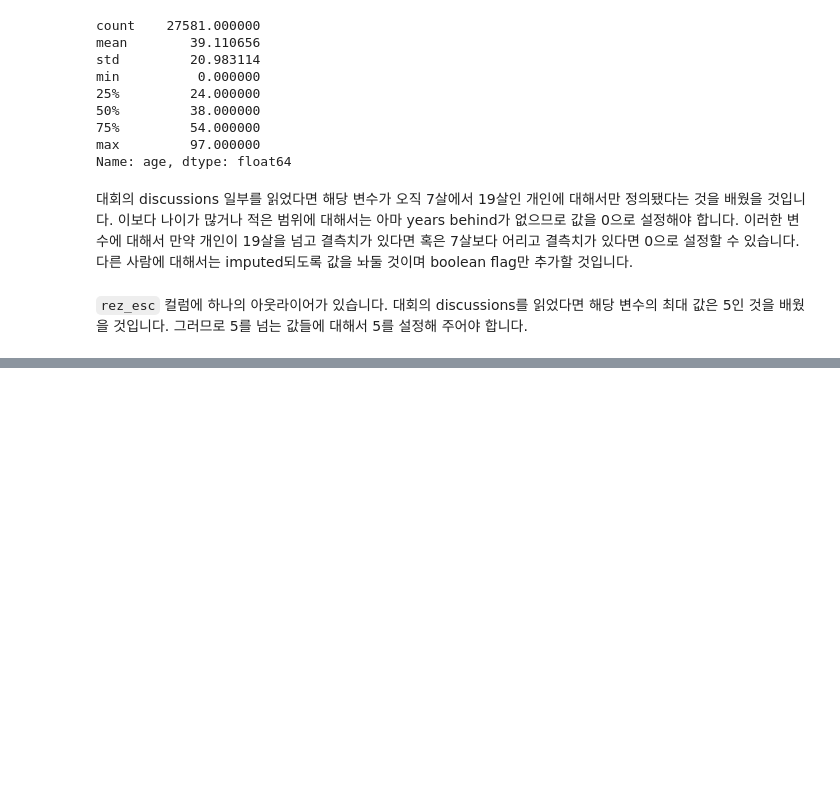
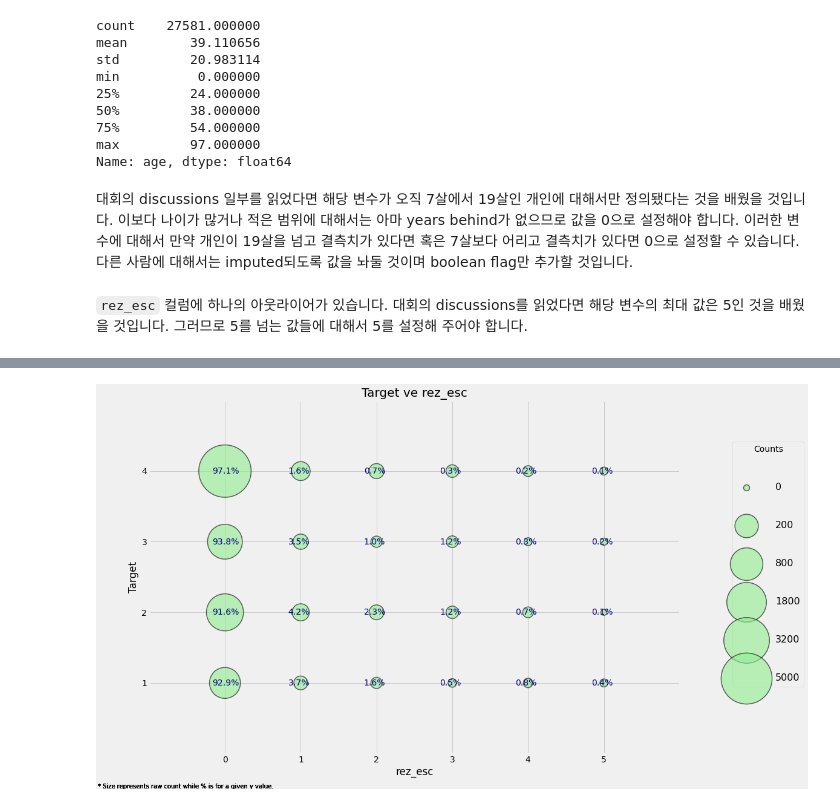
Before and after one commit to stk346/Kaggle, a Jupyter notebook: Costa Rican Household Poverty Level Prediction/A_Complete_Introduction_and_Walkthrough.ipynb, the cells around one changed output, grey strips where cells are left out. Saved outputs shown, nothing was run; the diff lists cells and outputs as text; code cells hidden in the pictures; blank space fills up the shorter version.

```diff
--- a/Costa Rican Household Poverty Level Prediction/A_Complete_Introduction_and_Walkthrough.ipynb
+++ b/Costa Rican Household Poverty Level Prediction/A_Complete_Introduction_and_Walkthrough.ipynb
@@ -787,0 +906,4 @@ data.loc[data['rez_esc'] > 5, 'rez_esc'] = 5
+# %%
+plot_categoricals('rez_esc', 'Target', data);
+# %% [output]
+[figure, added]
```
Also changed, not shown: parts of 10 cells of this notebook.
